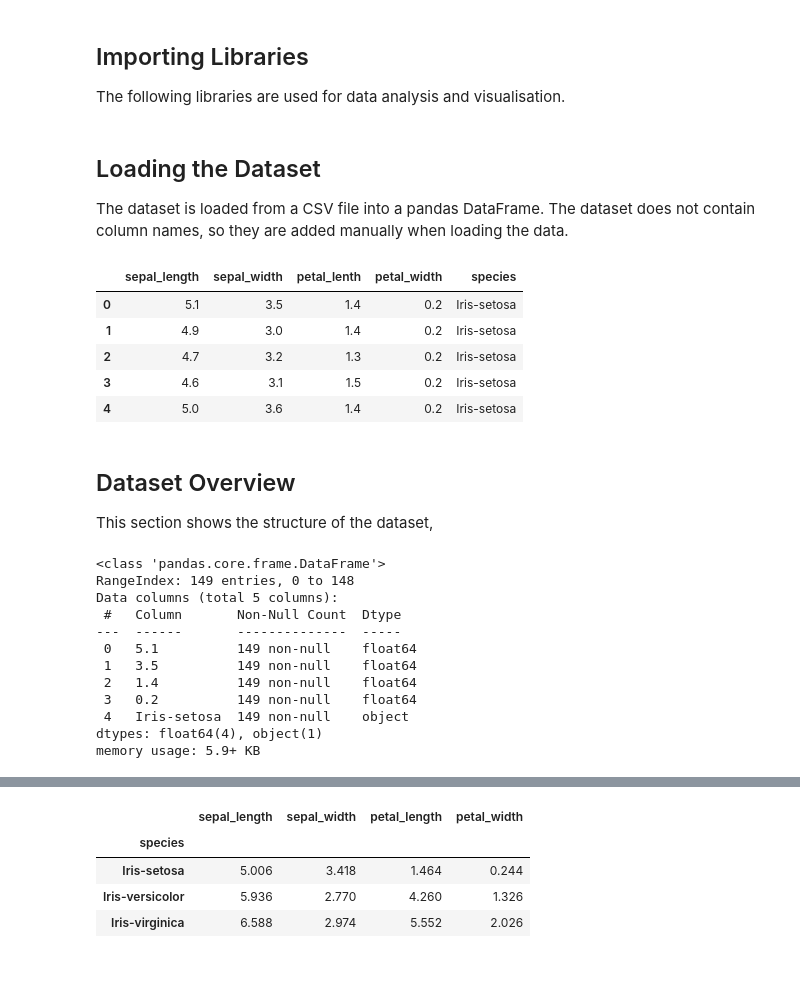
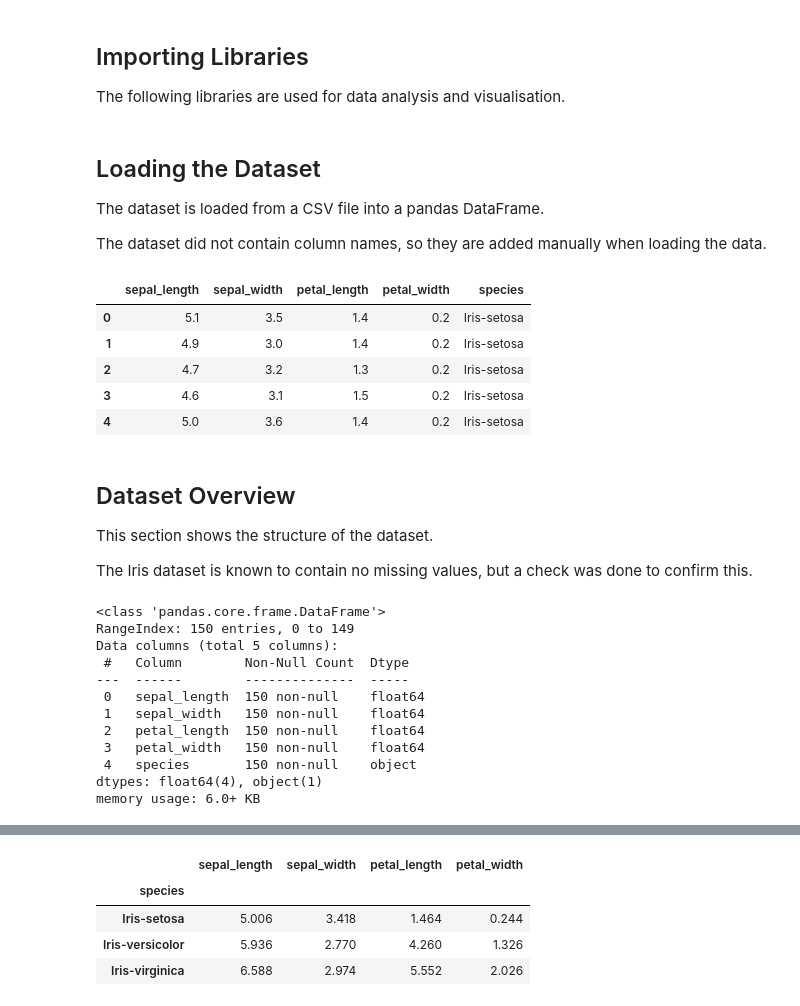
Before and after one commit to aiswarialajan124-png/programming_scripting-pands-project, a Jupyter notebook: analysis.ipynb, the cells around one changed output, grey strips where cells are left out. Saved outputs shown, nothing was run; the diff lists cells and outputs as text; code cells hidden in the pictures; blank space fills up the shorter version.

```diff
--- a/analysis.ipynb
+++ b/analysis.ipynb
@@ -24,16 +24,18 @@ OUTPUT_DIR = "outputs"
 os.makedirs(OUTPUT_DIR, exist_ok=True)
 # %% [markdown]
 ## Loading the Dataset
-The dataset is loaded from a CSV file into a pandas DataFrame. The dataset does not contain column names, so they are added manually when loading the data.
+The dataset is loaded from a CSV file into a pandas DataFrame.
+
+The dataset did not contain column names, so they are added manually when loading the data.
 # %%
 # Create columnn names
-column_names = ["sepal_length", "sepal_width", "petal_lenth", "petal_width", "species"]
+column_names = ["sepal_length", "sepal_width", "petal_length", "petal_width", "species"]
 
 df = pd.read_csv("data/iris.csv", names=column_names)
 
 df.head()
 # %% [output]
-|  | sepal_length | sepal_width | petal_lenth | petal_width | species |
+|  | sepal_length | sepal_width | petal_length | petal_width | species |
 | 0 | 5.1 | 3.5 | 1.4 | 0.2 | Iris-setosa |
 | 1 | 4.9 | 3.0 | 1.4 | 0.2 | Iris-setosa |
 | 2 | 4.7 | 3.2 | 1.3 | 0.2 | Iris-setosa |
@@ -41,19 +43,21 @@ df.head()
 | 4 | 5.0 | 3.6 | 1.4 | 0.2 | Iris-setosa |
 # %% [markdown]
 ## Dataset Overview
-This section shows the structure of the dataset,
+This section shows the structure of the dataset.
+
+The Iris dataset is known to contain no missing values, but a check was done to confirm this.
 # %%
 df.info()
 # %% [output]
 <class 'pandas.core.frame.DataFrame'>
-RangeIndex: 149 entries, 0 to 148
+RangeIndex: 150 entries, 0 to 149
 Data columns (total 5 columns):
- #   Column       Non-Null Count  Dtype
----  ------       --------------  -----
- 0   5.1          149 non-null    float64
- 1   3.5          149 non-null    float64
- 2   1.4          149 non-null    float64
- 3   0.2          149 non-null    float64
- 4   Iris-setosa  149 non-null    object
+ #   Column        Non-Null Count  Dtype
+---  ------        --------------  -----
+ 0   sepal_length  150 non-null    float64
+ 1   sepal_width   150 non-null    float64
+ 2   petal_length  150 non-null    float64
+ 3   petal_width   150 non-null    float64
+ 4   species       150 non-null    object
 dtypes: float64(4), object(1)
-memory usage: 5.9+ KB
+memory usage: 6.0+ KB
```
Also changed, not shown: parts of 22 cells of this notebook, 12 other files.
